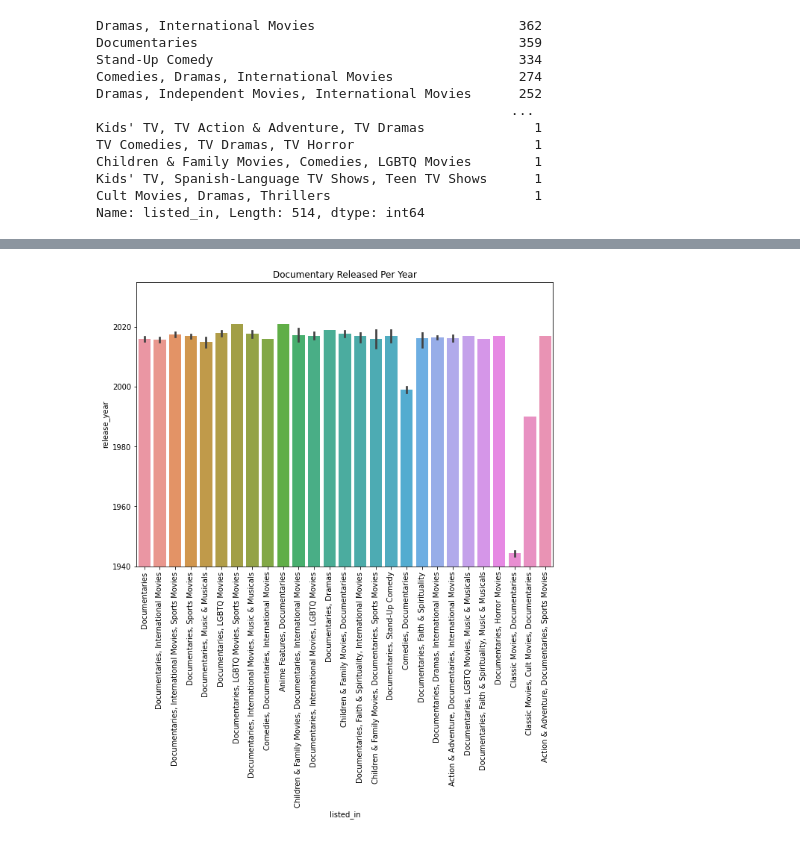
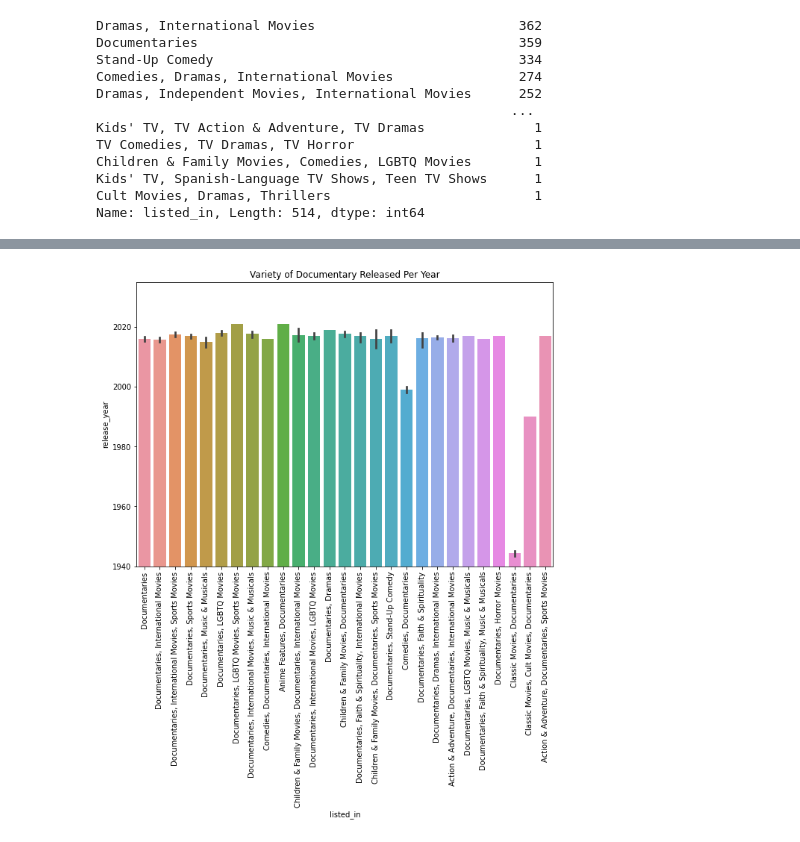
Before and after one commit to ArdeshnaA/EDA-Projects, a Jupyter notebook: Movies_EDA.ipynb, the cells around one changed output, grey strips where cells are left out. Cells and saved outputs as stored; diff of their text form; code cells hidden in the pictures.

```diff
--- a/Movies_EDA.ipynb
+++ b/Movies_EDA.ipynb
@@ -156,12 +158,12 @@ documentaries_category.tail()
 # %%
 plt.figure(figsize=(10,7))
 sns.barplot(x = 'listed_in',
             y = 'release_year',
             #hue = 'listed_in',
             data = documentaries_category)
 plt.xticks(rotation = 90)
 plt.ylim(1940,2035)
-plt.title("Documentary Released Per Year")
+plt.title("Variety of Documentary Released Per Year")
 plt.show()
 # %% [output]
-[figure, old version]
+[figure, new version]
```
Also changed, not shown: parts of 10 cells of this notebook.
